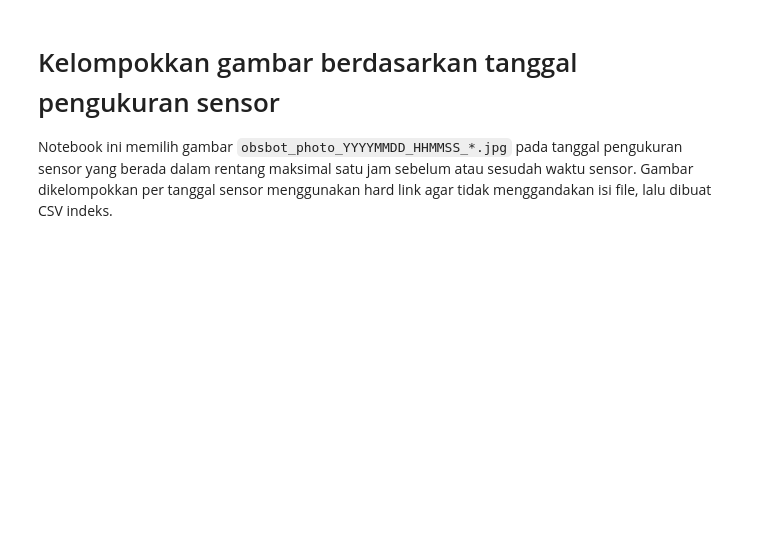
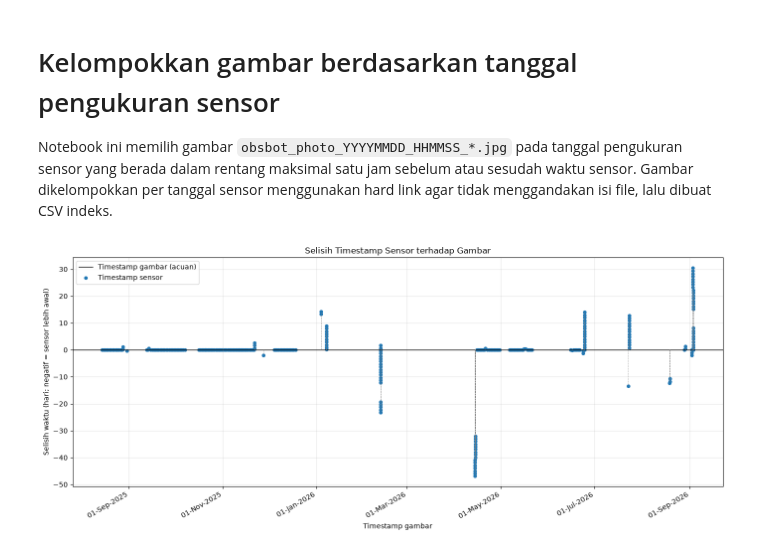
Before and after one commit to ayyashh/ta, a Jupyter notebook: shared/00-take-a-image-that-allign-with-sensor-timestamp.ipynb, the cells around one changed output. Saved outputs shown, nothing was run; the diff lists cells and outputs as text; code cells hidden in the pictures; blank space fills up the shorter version.

Commit message:
Feat: complete data exploration

```diff
--- a/shared/00-take-a-image-that-allign-with-sensor-timestamp.ipynb
+++ b/shared/00-take-a-image-that-allign-with-sensor-timestamp.ipynb
@@ -11,14 +11,17 @@ import re
 import numpy as np
 import pandas as pd
 
+import matplotlib.pyplot as plt
+import matplotlib.dates as mdates
+
 csv_file = Path(
     r"D:\00 Kuliah\TA\Experiment\Dataset\Data Sensor Kultivasi\csv\Lab Analog K1-K16\gabungan_lab_analog.csv"
 )
 image_dir = Path(
-    r"D:\00 Kuliah\TA\Experiment\Dataset\Data Gambar\Data Kultivasi Mikroalga K1-16\gambar_satu_per_sensor_unik\semua_gambar_jpg"
+    r"D:\00 Kuliah\TA\Experiment\Dataset\Data Gambar\Gambar Final"
 )
-output_dir = image_dir.parent / "gambar_satu_per_sensor_unik_dipasangkan"
-output_csv = csv_file.with_name("gabungan_lab_analog_gambar_unik.csv")
+output_dir = Path(r"D:\00 Kuliah\TA\Experiment\Eksplorasi data")
+output_csv = Path(r"D:\00 Kuliah\TA\Experiment\Eksplorasi data\gabungan_lab_analog_gambar_unik.csv")
 
 kolom_tanggal = "Tanggal"
 kolom_waktu = "Waktu (jam:menit:detik)"
@@ -123,9 +126,8 @@ for ts_sensor, target_ns, idx in zip(
     gambar_terpakai.add(idx_pilih)
 
     ts_gambar, path_gambar = gambar[idx_pilih]
-    pilihan.append(
-        (ts_sensor, ts_gambar, path_gambar, abs(ts_gambar - ts_sensor))
-    )
+    delta = ts_sensor - ts_gambar
+    pilihan.append((ts_sensor, ts_gambar, path_gambar, delta))
 
 # Buat folder per tanggal sensor dan kelompokkan gambar di dalamnya.
 output_dir.mkdir(parents=True, exist_ok=True)
@@ -151,31 +153,95 @@ for nomor, (ts_sensor, ts_gambar, path_gambar, delta) in enumerate(
 
     # Hard link mengelompokkan file tanpa menggandakan isi gambar.
     if not tujuan.exists():
         os.link(path_gambar, tujuan)
 
     nama_gambar.append(path_gambar.name)
     timestamp_gambar_terpilih.append(
         ts_gambar.strftime("%Y-%m-%d %H:%M:%S")
     )
-    selisih_waktu.append(str(delta))
+    total_menit = int(delta.total_seconds() // 60)
+    tanda = "-" if total_menit < 0 else ""
+    total_menit = abs(total_menit)
+
+    hari, sisa_menit = divmod(total_menit, 24 * 60)
+    jam, menit = divmod(sisa_menit, 60)
+
+    selisih_waktu.append(
+        f"{tanda}{hari} hari, {jam} jam, {menit} menit"
+    )
     path_hasil.append(str(tujuan))
 
 # Simpan tabel sensor beserta gambar yang dipilih.
 hasil = df_sensor.copy()
 hasil["Timestamp_Sensor"] = timestamp_sensor.dt.strftime(
     "%Y-%m-%d %H:%M:%S"
 )
 hasil["Nama_Gambar_Terdekat"] = nama_gambar
 hasil["Timestamp_Gambar"] = timestamp_gambar_terpilih
 hasil["Selisih_Dari_Sensor"] = selisih_waktu
 hasil["Path_Gambar_Hasil"] = path_hasil
 
 hasil.to_csv(output_csv, index=False, encoding="utf-8-sig")
 
+# Grafik selisih timestamp sensor terhadap timestamp gambar.
+# Gambar menjadi acuan di 0 hari.
+waktu_x = pd.to_datetime(timestamp_gambar_terpilih)
+selisih_hari = [
+    delta.total_seconds() / (24 * 60 * 60)
+    for _, _, _, delta in pilihan
+]
+
+fig, ax = plt.subplots(figsize=(14, 6))
+
+ax.axhline(
+    0,
+    color="black",
+    linewidth=1,
+    label="Timestamp gambar (acuan)"
+)
+
+ax.scatter(
+    waktu_x,
+    selisih_hari,
+    s=18,
+    color="tab:blue",
+    label="Timestamp sensor"
+)
+
+# Garis putus-putus menghubungkan titik gambar (0) ke titik sensor.
+for x, y in zip(waktu_x, selisih_hari):
+    ax.plot(
+        [x, x],
+        [0, y],
+        linestyle="--",
+        color="gray",
+        linewidth=0.7,
+        alpha=0.6
+    )
+
+ax.set_title("Selisih Timestamp Sensor terhadap Gambar")
+ax.set_xlabel("Timestamp gambar")
+ax.set_ylabel("Selisih waktu (hari; negatif = sensor lebih awal)")
+ax.xaxis.set_major_formatter(mdates.DateFormatter("%d-%b-%Y"))
+ax.grid(True, alpha=0.3)
+ax.legend()
+fig.autofmt_xdate()
+fig.tight_layout()
+
+file_grafik = output_csv.with_name("grafik_selisih_timestamp.png")
+fig.savefig(file_grafik, dpi=200, bbox_inches="tight")
+plt.show()
+plt.close(fig)
+
+print(f"Grafik selisih timestamp: {file_grafik}")
+
 print(f"Baris sensor: {len(hasil)}")
 print(f"Baris sensor yang mendapat gambar: {len(pilihan)}")
 print(f"Jumlah file gambar yang diperiksa: {len(gambar)}")
 print(f"Gambar unik yang dipilih: {len({item[2] for item in pilihan})}")
 print(f"CSV hasil: {output_csv}")
 print(f"Folder gambar terpilih: {output_dir}")
+print(f"Grafik selisih timestamp: {file_grafik}")
+print(f"selisih waktu sensor terhadap gambar (hari): min={min(selisih_hari):.2f}, max={max(selisih_hari):.2f}")
 # %% [output]
+[figure, added]
```
Also changed, not shown: parts of 1 cell of this notebook, 22 other files.
